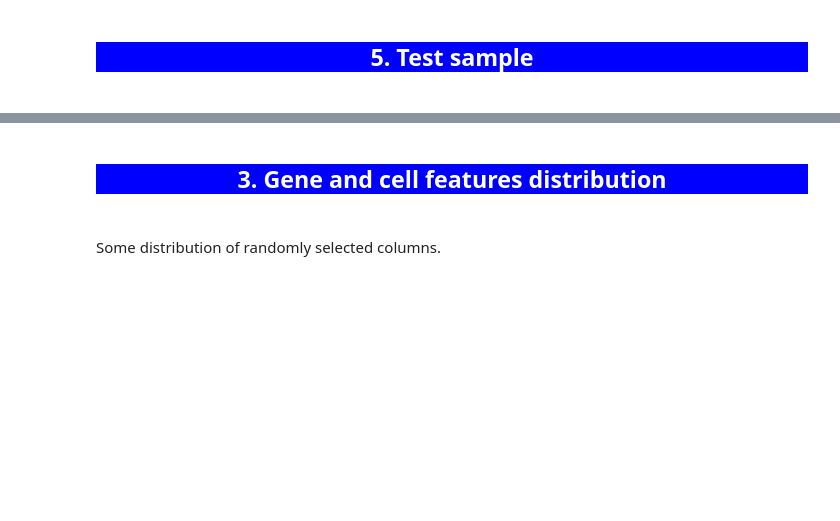
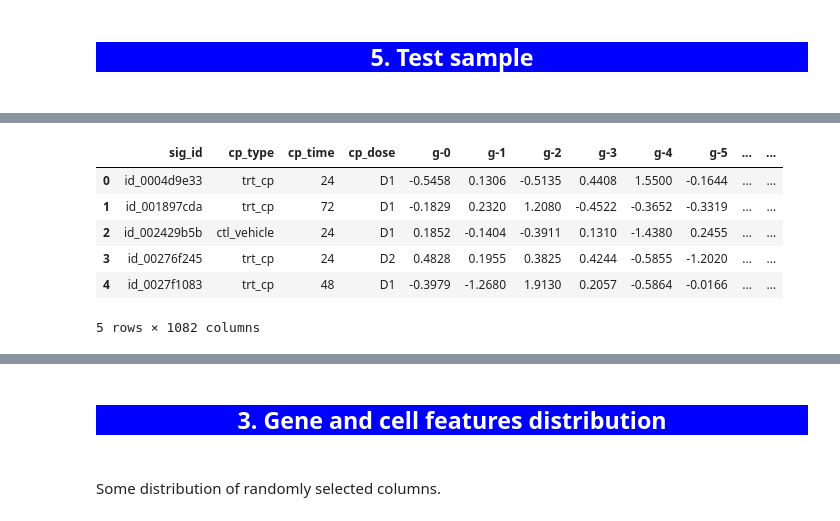
Before and after one commit to annamalkova8/Kaggle, a Jupyter notebook: mechanisms-of-action-moa-prediction-my-version.ipynb, the cells around one changed output, grey strips where cells are left out. Cells and saved outputs as stored; diff of their text form; code cells hidden in the pictures; blank space fills up the shorter version.

```diff
--- a/mechanisms-of-action-moa-prediction-my-version.ipynb
+++ b/mechanisms-of-action-moa-prediction-my-version.ipynb
@@ -170,0 +284,11 @@ Here we are going to check categorical features: cp_type, cp_time, cp_dose.
+# %%
+test_df = test_features.merge(right=sample_submission, on = 'sig_id', how = 'outer')
+test_df.head()
+# %% [output]
+|  | sig_id | cp_type | cp_time | cp_dose | g-0 | g-1 | g-2 | g-3 | g-4 | g-5 | ... | ... |
+| 0 | id_0004d9e33 | trt_cp | 24 | D1 | -0.5458 | 0.1306 | -0.5135 | 0.4408 | 1.5500 | -0.1644 | ... | ... |
+| 1 | id_001897cda | trt_cp | 72 | D1 | -0.1829 | 0.2320 | 1.2080 | -0.4522 | -0.3652 | -0.3319 | ... | ... |
+| 2 | id_002429b5b | ctl_vehicle | 24 | D1 | 0.1852 | -0.1404 | -0.3911 | 0.1310 | -1.4380 | 0.2455 | ... | ... |
+| 3 | id_00276f245 | trt_cp | 24 | D2 | 0.4828 | 0.1955 | 0.3825 | 0.4244 | -0.5855 | -1.2020 | ... | ... |
+| 4 | id_0027f1083 | trt_cp | 48 | D1 | -0.3979 | -1.2680 | 1.9130 | 0.2057 | -0.5864 | -0.0166 | ... | ... |
+5 rows × 1082 columns
```
Also changed, not shown: parts of 25 cells of this notebook.
